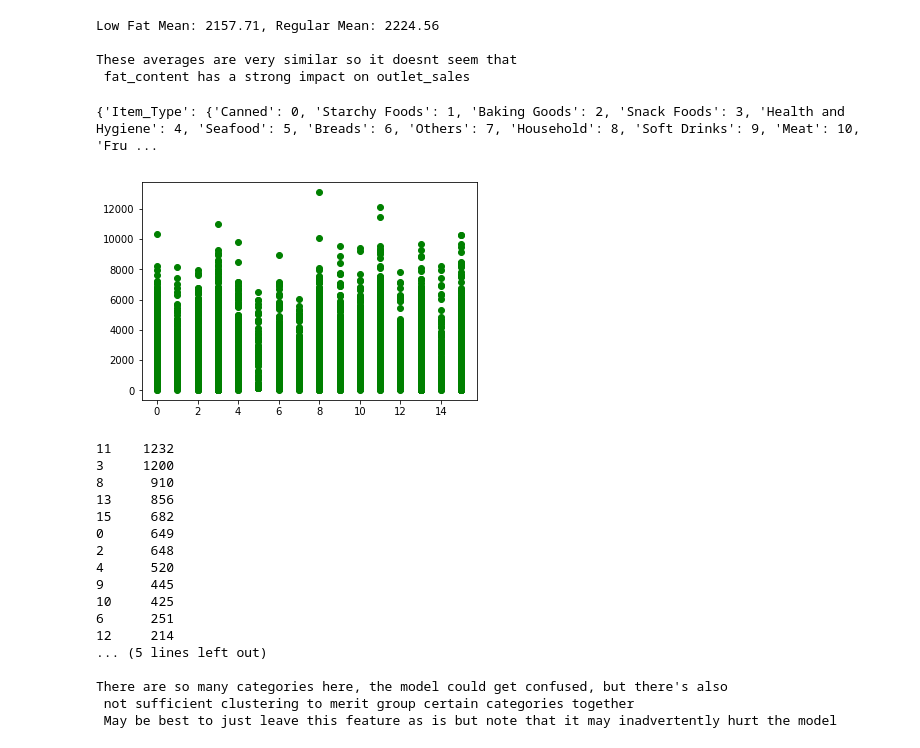
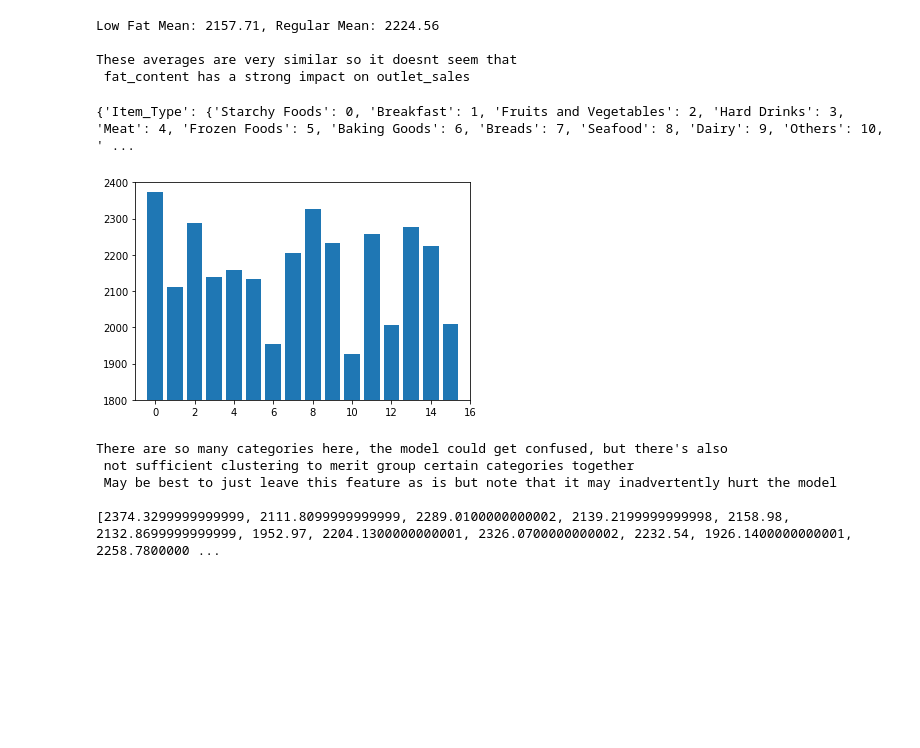
Before and after one commit to alishan-kaisani/BigMart-Data-Analysis, a Jupyter notebook: BigMart_Visualizations.ipynb, the cells around one changed output. Saved outputs shown, nothing was run; the diff lists cells and outputs as text; code cells hidden in the pictures; blank space fills up the shorter version.

```diff
--- a/BigMart_Visualizations.ipynb
+++ b/BigMart_Visualizations.ipynb
@@ -126,39 +126,39 @@ These averages are very similar so it doesnt seem that
 # %%
 type_mapping = {}
 i = 0
 for val in set(df["Item_Type"].values):
     type_mapping[val] = i
     i = i+1
 mapping = {"Item_Type": type_mapping}
 type_df = df.replace(type_mapping)
 
 print(mapping)
-plt.plot(type_df["Item_Type"],type_df["Item_Outlet_Sales"],'go')
+import statistics
+
+mean_list = []
+for item in set(type_df["Item_Type"].values):
+    arr = type_df[type_df["Item_Type"] == item]["Item_Outlet_Sales"]
+    mean = statistics.mean(arr)
+    mean_list.append(round(mean,2))
+
+plt.bar(list(set(type_df["Item_Type"].values)),mean_list,align='center')
+plt.axis([-1,16,1800,2400])
 plt.show()
 
-print(type_df["Item_Type"].value_counts())
 print()
 
 print("There are so many categories here, the model could get confused, but there's also\n not sufficient clustering to merit group certain categories together\n May be best to just leave this feature as is but note that it may inadvertently hurt the model")
+
+new_cat_1 = [0,8,2]
+new_cat_2
+new_cat_3
 # %% [output]
-{'Item_Type': {'Canned': 0, 'Starchy Foods': 1, 'Baking Goods': 2, 'Snack Foods': 3, 'Health and Hygiene': 4, 'Seafood': 5, 'Breads': 6, 'Others': 7, 'Household': 8, 'Soft Drinks': 9, 'Meat': 10, 'Fru ...
+{'Item_Type': {'Starchy Foods': 0, 'Breakfast': 1, 'Fruits and Vegetables': 2, 'Hard Drinks': 3, 'Meat': 4, 'Frozen Foods': 5, 'Baking Goods': 6, 'Breads': 7, 'Seafood': 8, 'Dairy': 9, 'Others': 10, ' ...
-[figure, old version]
+[figure, new version]
-11    1232
-3     1200
-8      910
-13     856
-15     682
-0      649
-2      648
-4      520
-9      445
-10     425
-6      251
-12     214
-... (5 lines left out)
-
 There are so many categories here, the model could get confused, but there's also
  not sufficient clustering to merit group certain categories together
  May be best to just leave this feature as is but note that it may inadvertently hurt the model
+
+[2374.3299999999999, 2111.8099999999999, 2289.0100000000002, 2139.2199999999998, 2158.98, 2132.8699999999999, 1952.97, 2204.1300000000001, 2326.0700000000002, 2232.54, 1926.1400000000001, 2258.7800000 ...
 # %%
 print("Outlet_Identifier isn't worth looking into\nAlso I don't believe it would provide any meaningful information")
```
Also changed, not shown: parts of 6 cells of this notebook.
